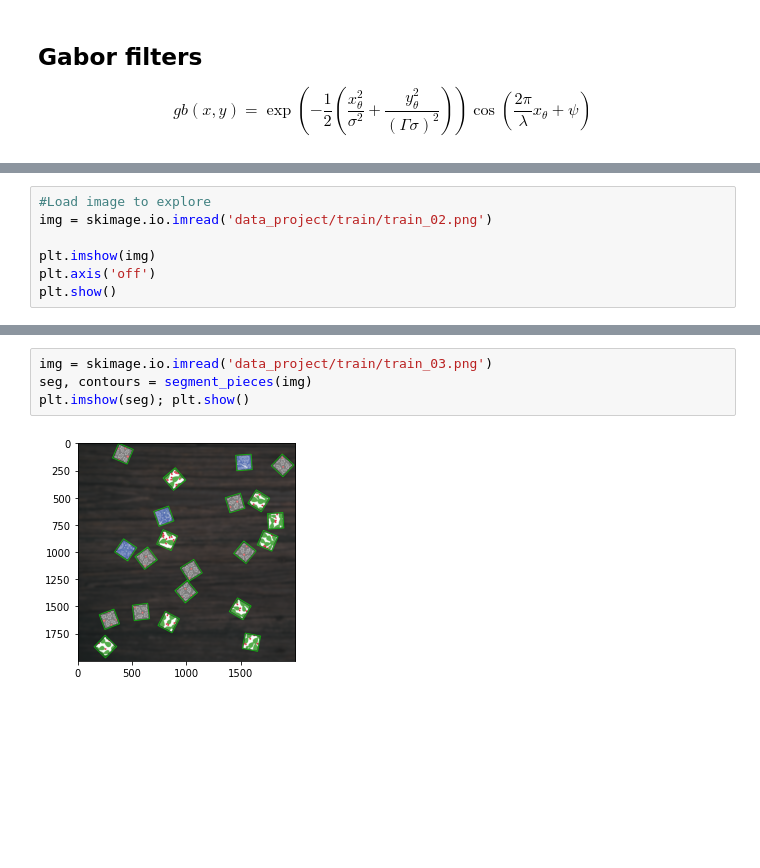
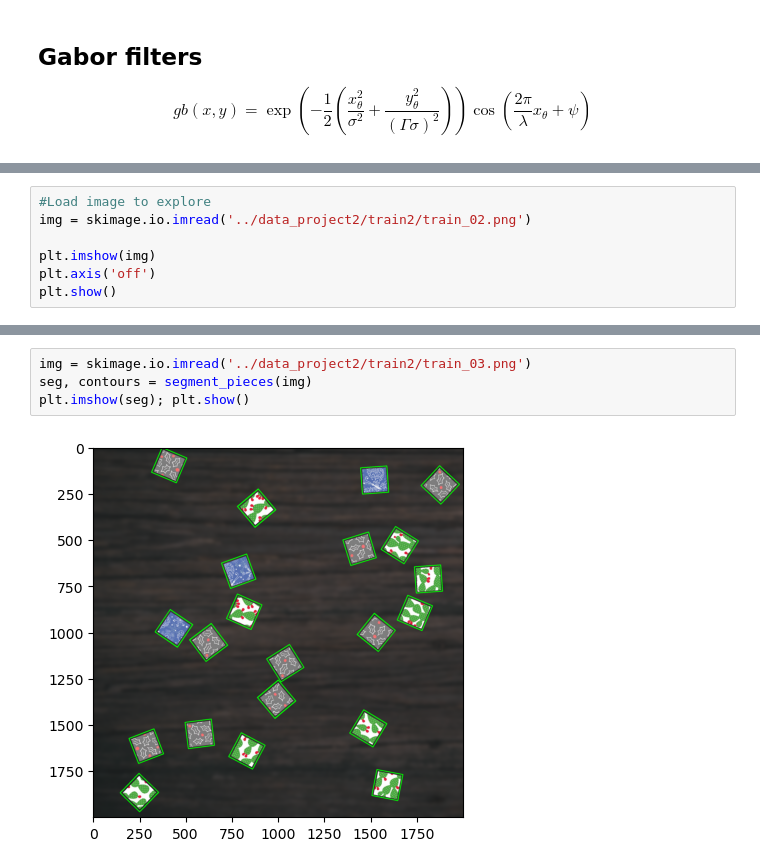
Before and after one commit to alexiaDorm/iapr-lab, a Jupyter notebook: project.ipynb, the cells around one changed output, grey strips where cells are left out. Drawn from its saved outputs; the diff is of its cells as text; blank space fills up the shorter version.

```diff
--- a/project.ipynb
+++ b/project.ipynb
@@ -269,6 +265,6 @@ import numpy as np
 # %%
 #Load image to explore
-img = skimage.io.imread('data_project/train/train_02.png')
+img = skimage.io.imread('../data_project2/train2/train_02.png')
 
 plt.imshow(img)
 plt.axis('off')
@@ -347,8 +343,8 @@ def extract_pieces(img, contours):
 
     return pieces
 # %%
-img = skimage.io.imread('data_project/train/train_03.png')
+img = skimage.io.imread('../data_project2/train2/train_03.png')
 seg, contours = segment_pieces(img)
 plt.imshow(seg); plt.show()
 # %% [output]
-[figure, old version]
+[figure, new version]
```
Also changed, not shown: parts of 33 cells of this notebook.
